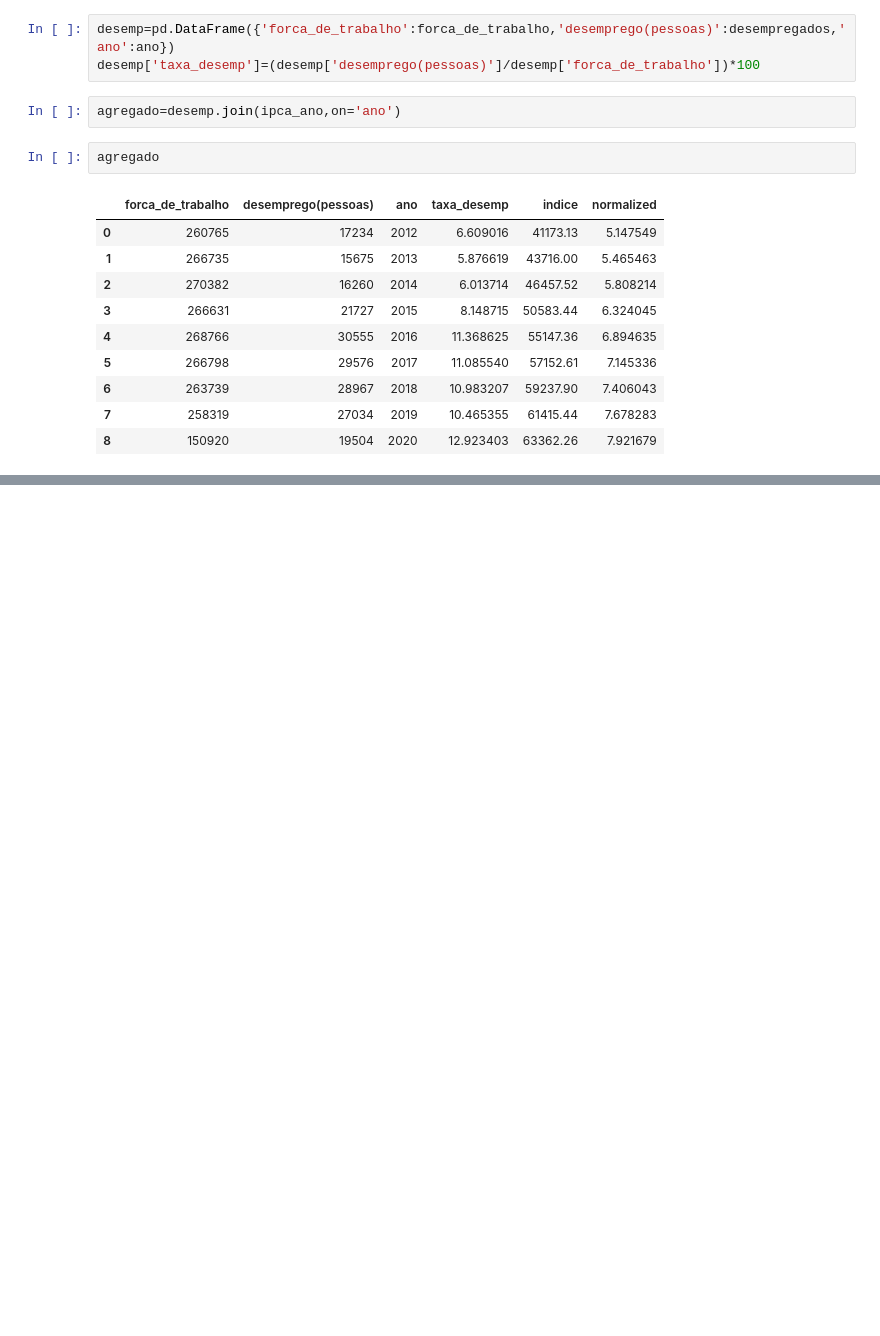
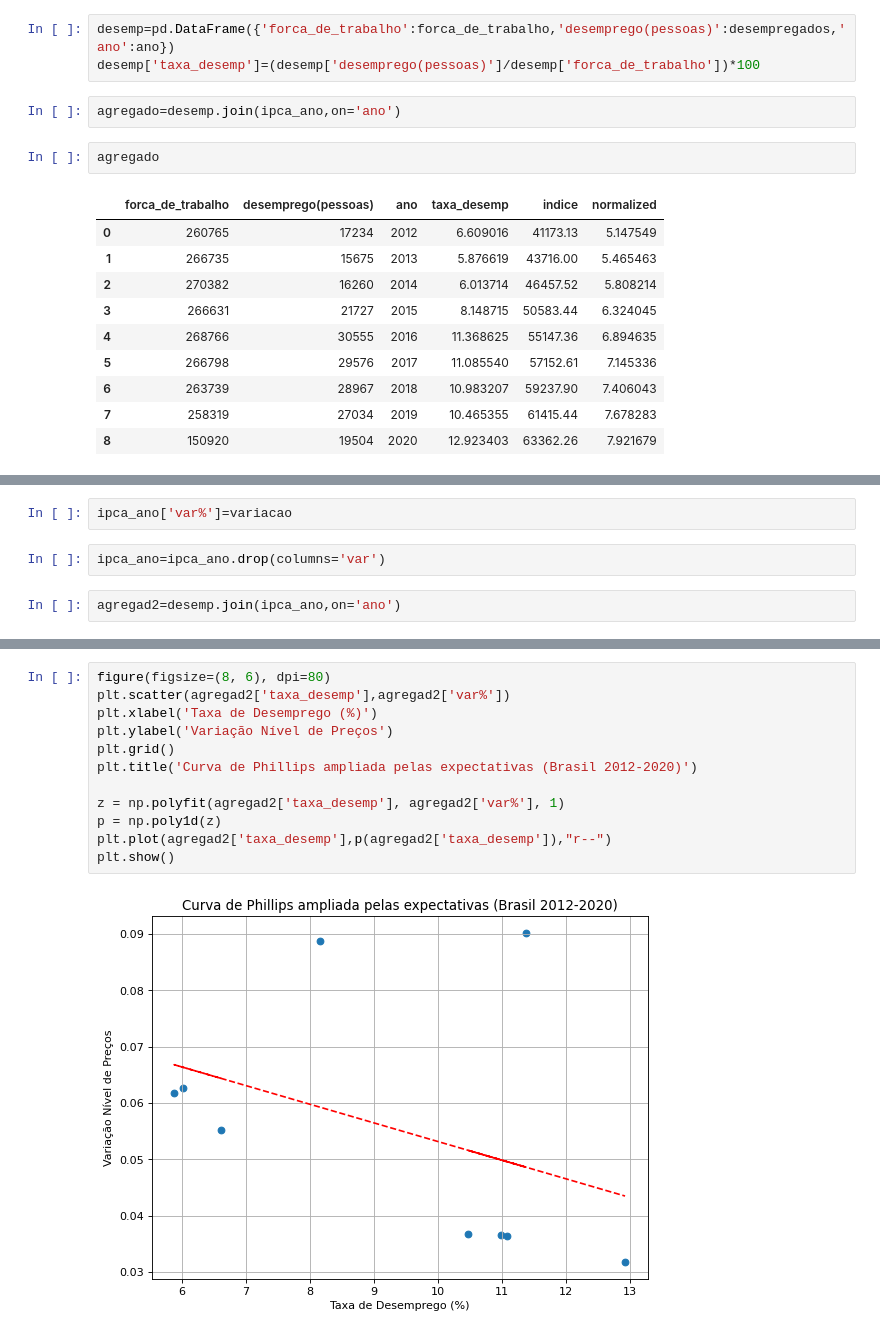
Before and after one commit to JV-Nunes/Curva_de_Phillips_BR, a Jupyter notebook: Curva_de_Phillips_BR.ipynb, the cells around one changed output, grey strips where cells are left out. Drawn from its saved outputs; the diff is of its cells as text; blank space fills up the shorter version.

```diff
--- a/Curva_de_Phillips_BR.ipynb
+++ b/Curva_de_Phillips_BR.ipynb
@@ -128,0 +157,6 @@ plt.show()
+# %%
+ipca_ano['var%']=variacao
+# %%
+ipca_ano=ipca_ano.drop(columns='var')
+# %%
+agregad2=desemp.join(ipca_ano,on='ano')
@@ -128,0 +176,14 @@ plt.show()
+# %%
+figure(figsize=(8, 6), dpi=80)
+plt.scatter(agregad2['taxa_desemp'],agregad2['var%'])
+plt.xlabel('Taxa de Desemprego (%)')
+plt.ylabel('Variação Nível de Preços')
+plt.grid()
+plt.title('Curva de Phillips ampliada pelas expectativas (Brasil 2012-2020)')
+
+z = np.polyfit(agregad2['taxa_desemp'], agregad2['var%'], 1)
+p = np.poly1d(z)
+plt.plot(agregad2['taxa_desemp'],p(agregad2['taxa_desemp']),"r--")
+plt.show()
+# %% [output]
+[figure, added]
```
Also changed, not shown: parts of 7 cells of this notebook.
